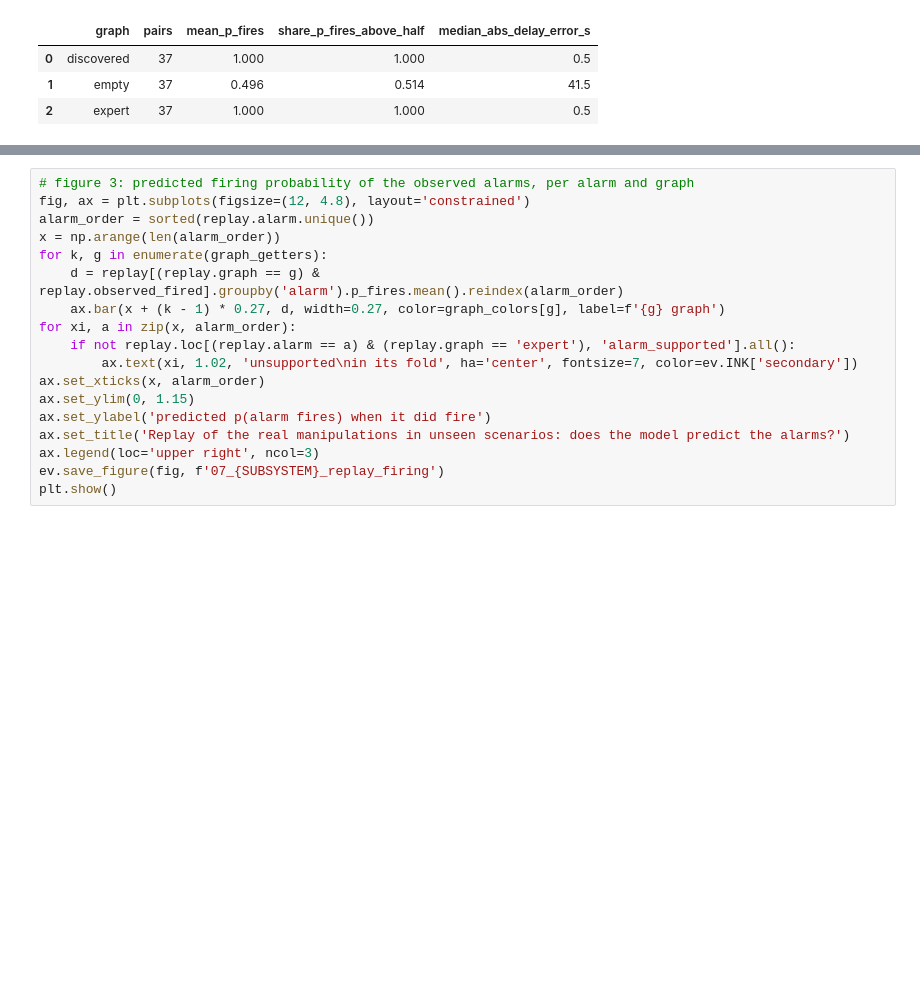
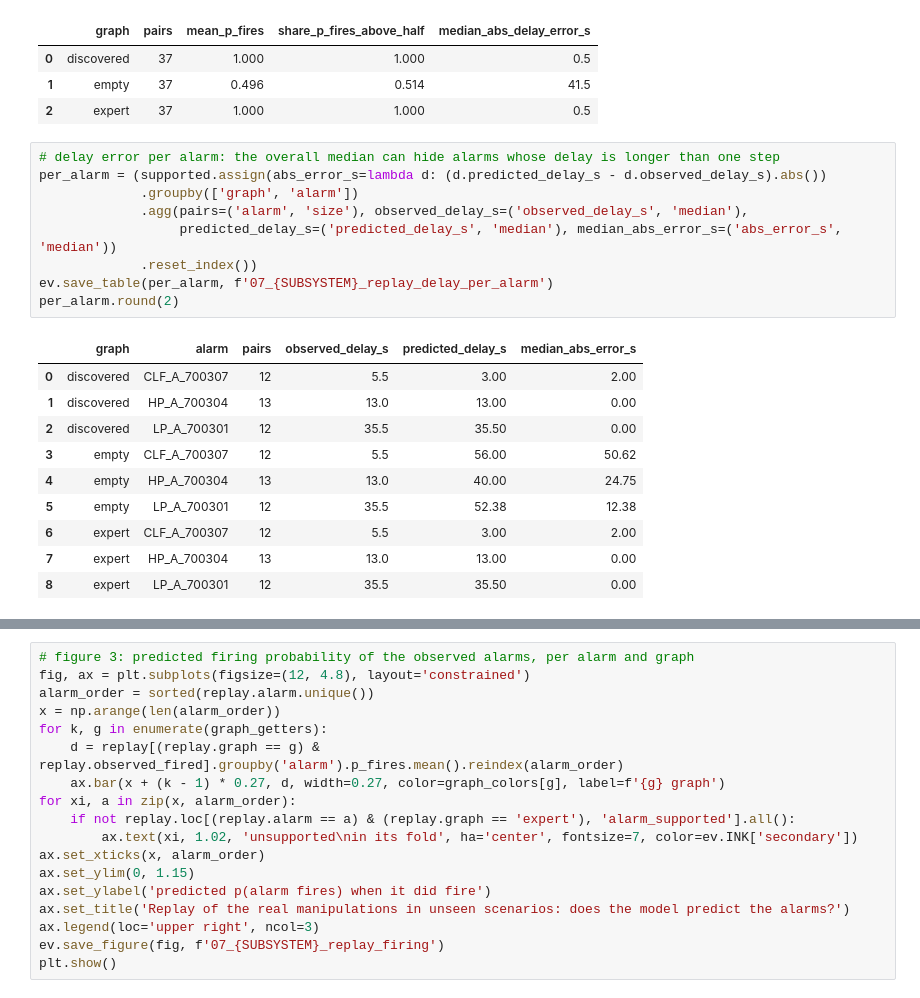
Before and after one commit to shweta-dataverse/causalAI-failure-prevention, a Jupyter notebook: notebooks/07_Intervention_Analysis.ipynb, the cells around one changed output, grey strips where cells are left out. Saved outputs shown, nothing was run; the diff lists cells and outputs as text; blank space fills up the shorter version.

```diff
--- a/notebooks/07_Intervention_Analysis.ipynb
+++ b/notebooks/07_Intervention_Analysis.ipynb
@@ -247,3 +247,23 @@ agreement.round(3)
 | 0 | discovered | 37 | 1.000 | 1.000 | 0.5 |
 | 1 | empty | 37 | 0.496 | 0.514 | 41.5 |
 | 2 | expert | 37 | 1.000 | 1.000 | 0.5 |
+# %%
+# delay error per alarm: the overall median can hide alarms whose delay is longer than one step
+per_alarm = (supported.assign(abs_error_s=lambda d: (d.predicted_delay_s - d.observed_delay_s).abs())
+             .groupby(['graph', 'alarm'])
+             .agg(pairs=('alarm', 'size'), observed_delay_s=('observed_delay_s', 'median'),
+                  predicted_delay_s=('predicted_delay_s', 'median'), median_abs_error_s=('abs_error_s', 'median'))
+             .reset_index())
+ev.save_table(per_alarm, f'07_{SUBSYSTEM}_replay_delay_per_alarm')
+per_alarm.round(2)
+# %% [output]
+|  | graph | alarm | pairs | observed_delay_s | predicted_delay_s | median_abs_error_s |
+| 0 | discovered | CLF_A_700307 | 12 | 5.5 | 3.00 | 2.00 |
+| 1 | discovered | HP_A_700304 | 13 | 13.0 | 13.00 | 0.00 |
+| 2 | discovered | LP_A_700301 | 12 | 35.5 | 35.50 | 0.00 |
+| 3 | empty | CLF_A_700307 | 12 | 5.5 | 56.00 | 50.62 |
+| 4 | empty | HP_A_700304 | 13 | 13.0 | 40.00 | 24.75 |
+| 5 | empty | LP_A_700301 | 12 | 35.5 | 52.38 | 12.38 |
+| 6 | expert | CLF_A_700307 | 12 | 5.5 | 3.00 | 2.00 |
+| 7 | expert | HP_A_700304 | 13 | 13.0 | 13.00 | 0.00 |
+| 8 | expert | LP_A_700301 | 12 | 35.5 | 35.50 | 0.00 |
```
Also changed, not shown: parts of 3 cells of this notebook, 28 other files.
